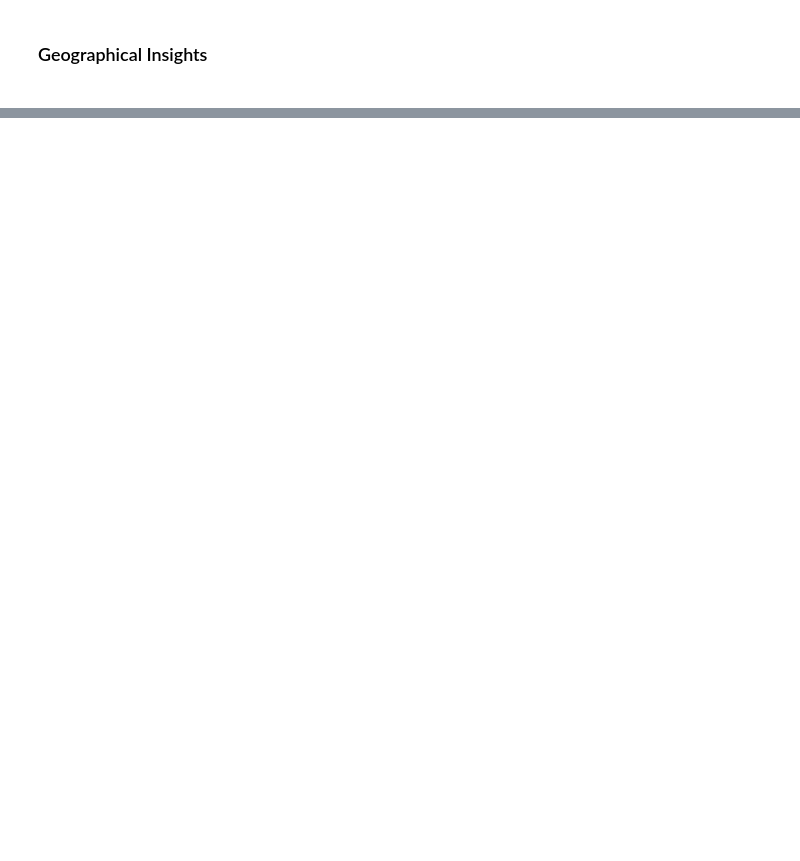
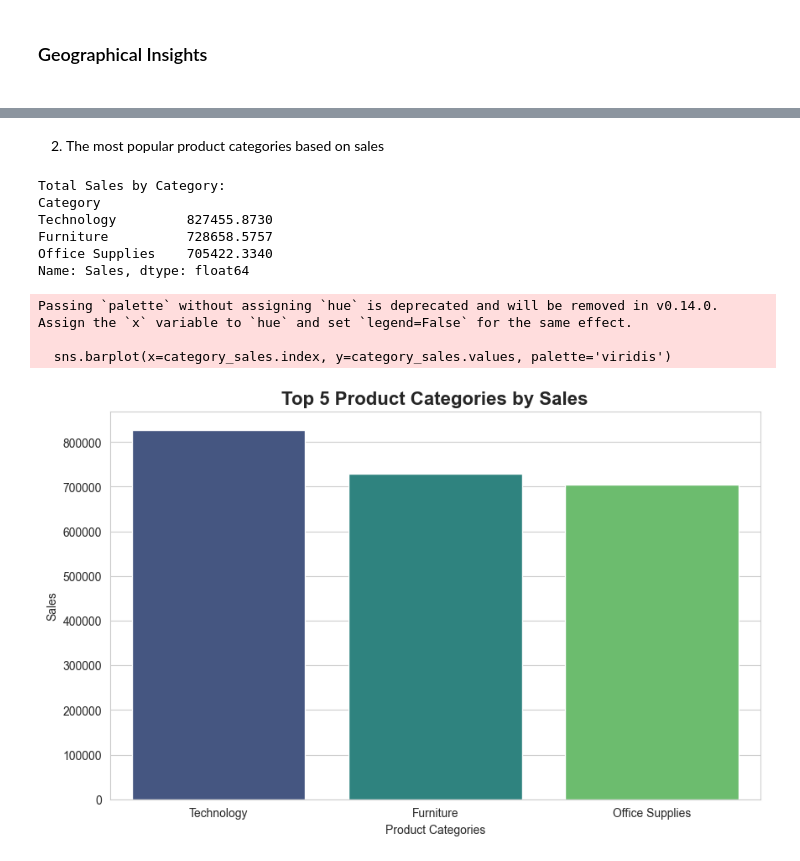
Before and after one commit to Olamieee/Poshem-project-1, a Jupyter notebook: poshem_business_school_sales.ipynb, the cells around one changed output, grey strips where cells are left out. Cells and saved outputs as stored; diff of their text form; code cells hidden in the pictures; blank space fills up the shorter version.

```diff
--- a/poshem_business_school_sales.ipynb
+++ b/poshem_business_school_sales.ipynb
@@ -169,0 +206,23 @@ sns.barplot(city_counts)
+# %% [markdown]
+2. The most popular product categories based on sales
+# %%
+category_sales = sales_df.groupby('Category')['Sales'].sum().sort_values(ascending=False)
+print("Total Sales by Category:")
+print(category_sales)
+
+plt.title("Top 5 Product Categories by Sales", fontsize=16, fontweight='bold')
+sns.barplot(x=category_sales.index, y=category_sales.values, palette='viridis')
+plt.xlabel("Product Categories")
+plt.ylabel("Sales")
+plt.show()
+# %% [output]
+Total Sales by Category:
+Category
+Technology         827455.8730
+Furniture          728658.5757
+Office Supplies    705422.3340
+Name: Sales, dtype: float64
+Passing `palette` without assigning `hue` is deprecated and will be removed in v0.14.0. Assign the `x` variable to `hue` and set `legend=False` for the same effect.
+
+  sns.barplot(x=category_sales.index, y=category_sales.values, palette='viridis')
+[figure, added]
```
Also changed, not shown: parts of 59 cells of this notebook.
